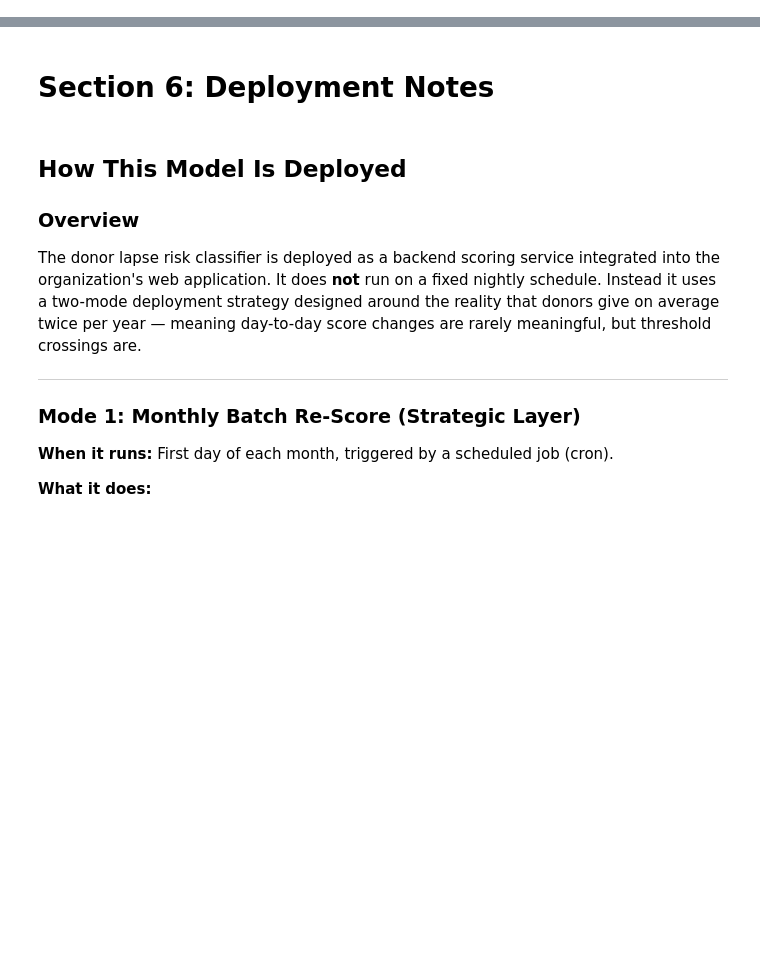
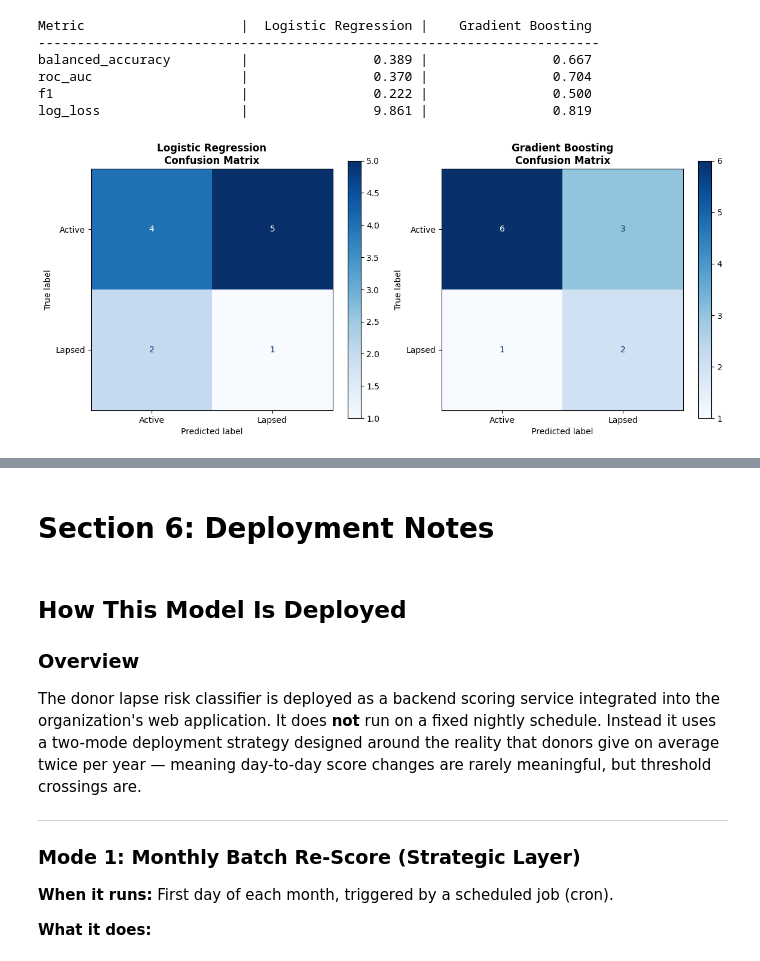
Before and after one commit to maddiejones03/INTEX_2, a Jupyter notebook: MLPipeline(Michael)/Pipeline1.ipynb, the cells around one changed output, grey strips where cells are left out. Drawn from its saved outputs; the diff is of its cells as text; code cells hidden in the pictures; blank space fills up the shorter version.

```diff
--- a/MLPipeline(Michael)/Pipeline1.ipynb
+++ b/MLPipeline(Michael)/Pipeline1.ipynb
@@ -0,0 +352,8 @@
+# %%
+import pickle
+import features as _feat_module
+
+model_path = Path(_feat_module.__file__).parent / "model.pkl"
+with open(model_path, "wb") as f:
+    pickle.dump(gb_search.best_estimator_, f)
+print(f"Model saved to {model_path}")
@@ -0,0 +368,43 @@
+# %%
+results = {}
+for name, model in [("Logistic Regression", lr_search.best_estimator_),
+                     ("Gradient Boosting", gb_search.best_estimator_)]:
+    y_pred = model.predict(X_test)
+    y_prob = model.predict_proba(X_test)[:, 1]
+    results[name] = {
+        "balanced_accuracy": balanced_accuracy_score(y_test, y_pred),
+        "roc_auc": roc_auc_score(y_test, y_prob),
+        "f1": f1_score(y_test, y_pred),
+        "log_loss": log_loss(y_test, y_prob),
+    }
+
+print(f"{'Metric':25s} | {'Logistic Regression':>20s} | {'Gradient Boosting':>20s}")
+print("-" * 72)
+for metric in ["balanced_accuracy", "roc_auc", "f1", "log_loss"]:
+    lr_val = results["Logistic Regression"][metric]
+    gb_val = results["Gradient Boosting"][metric]
+    print(f"{metric:25s} | {lr_val:20.3f} | {gb_val:20.3f}")
+# %% [output]
+Metric                    |  Logistic Regression |    Gradient Boosting
+------------------------------------------------------------------------
+balanced_accuracy         |                0.389 |                0.667
+roc_auc                   |                0.370 |                0.704
+f1                        |                0.222 |                0.500
+log_loss                  |                9.861 |                0.819
+# %%
+fig, (ax1, ax2) = plt.subplots(1, 2, figsize=(12, 5))
+
+for ax, (name, model) in zip([ax1, ax2],
+        [("Logistic Regression", lr_search.best_estimator_),
+         ("Gradient Boosting", gb_search.best_estimator_)]):
+    y_pred = model.predict(X_test)
+    ConfusionMatrixDisplay.from_predictions(
+        y_test, y_pred, display_labels=["Active", "Lapsed"],
+        cmap="Blues", ax=ax
+    )
+    ax.set_title(f"{name}\nConfusion Matrix", fontweight="bold")
+
+plt.tight_layout()
+plt.show()
+# %% [output]
+[figure, added]
```
Also changed, not shown: parts of 23 cells of this notebook, 4 other files.
